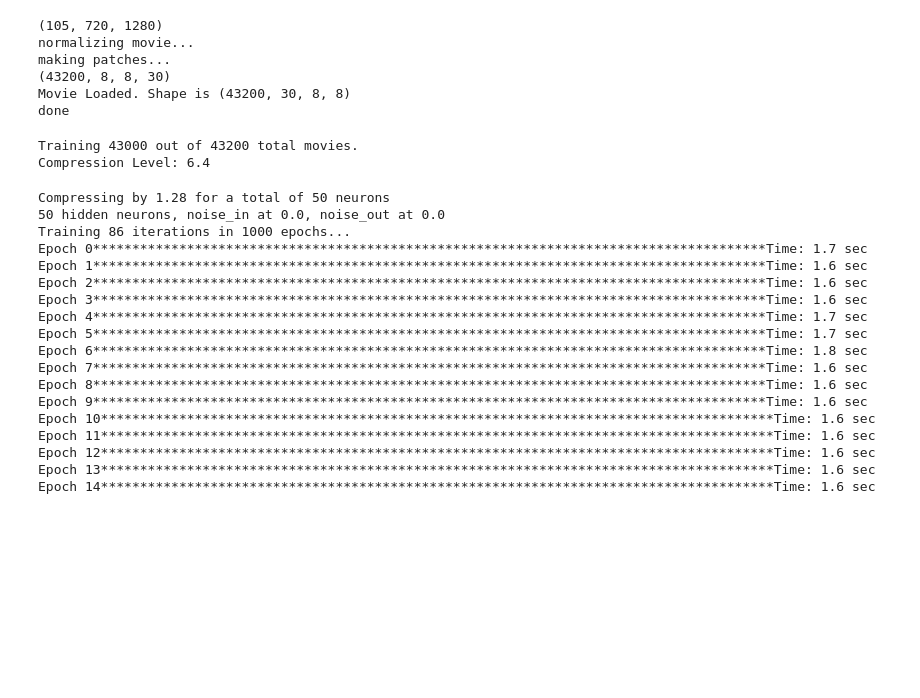
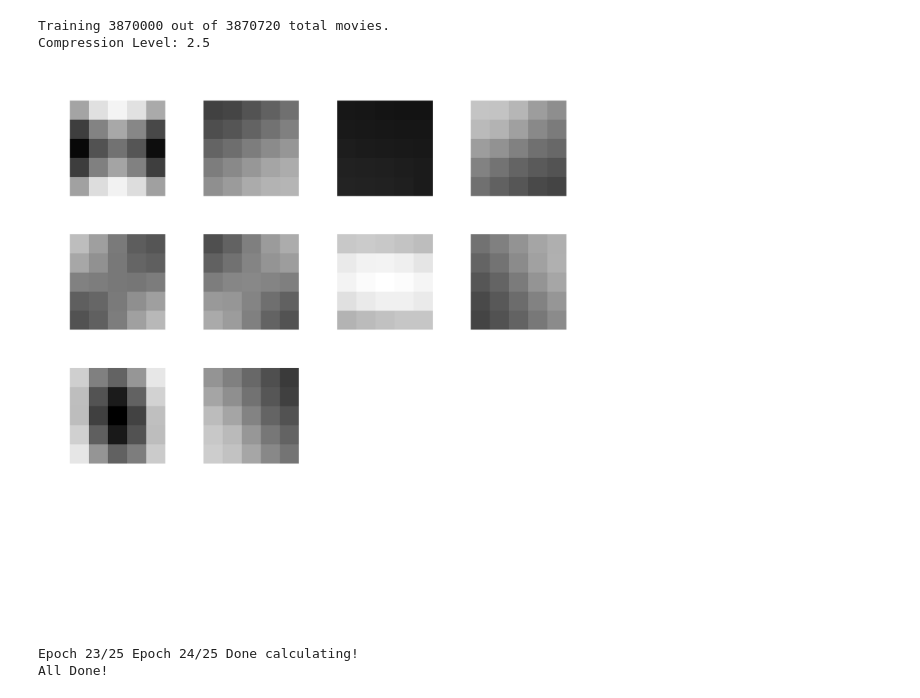
Before and after one commit to vdutell/NatVisAutoEncode, a Jupyter notebook: Movie Convolutional Autoencoder.ipynb, the cells around one changed output. Drawn from its saved outputs; the diff is of its cells as text; code cells hidden in the pictures; blank space fills up the shorter version.

```diff
--- a/Movie Convolutional Autoencoder.ipynb
+++ b/Movie Convolutional Autoencoder.ipynb
@@ -28,11 +28,12 @@ from random import shuffle
 # %%
 imp.reload(rdm)
 movie_name = 'cheetah'
-pixelpatchsize = 8
-framepatchsize = 30
+pixelpatchsize = 5
+framepatchsize = 3
 
 colorinvert = False
 
+#m = imr.load_images('vh_corr', patch_edge_size=8)
 #del m
 with tf.device('/cpu:0'):
     try:
@@ -54,33 +55,25 @@ with tf.device('/cpu:0'):
         params['nmovies'] = np.shape(m)[0]
         params["pixelpatchsize"] = pixelpatchsize
         params["framepatchsize"] = framepatchsize
-print("done")
+print("Done")
-# %% [output]
-(105, 720, 1280)
-normalizing movie...
-making patches...
-(43200, 8, 8, 30)
-Movie Loaded. Shape is (43200, 30, 8, 8)
-done
 # %%
 #fixed parameters
-params['frames_per_channel'] = 5    #convolution window (number of frames that project on one channel)
+params['frames_per_channel'] = params["framepatchsize"]  #OR convolution window (number of frames that project on one channel)
+params['clipvec_len'] = params['frames_per_channel']*params['pixelpatchsize']*params['pixelpatchsize']
 
-params["batchsize"] = 500
-params["learning_rate"] = 0.001
+params["batchsize"] = 5000
+params["learning_rate"] = 0.03
 
 params["iterations"] = np.int(np.floor(params["nmovies"]/params["batchsize"]))
-params["epochs"] = 1000
+params["epochs"] = 25
 
 
 params['nonlinearity'] = 'relu'
 
-params['nneurons'] = 50
+params['nneurons'] = 10
+#pixelpatchsize**2 * framepatchsize
 
 #params for sweeping
-nneurons = [64]
-lambdas = [1e-4]
-
 noise_xs_rs_pairs = [[0.,0.]] #, [1e-1, 5], [1e-1, 2], [1e-1, 3.5], [1e-3,5e-1]]
 
 
@@ -93,60 +86,46 @@ else:
 
 print('Compression Level: {}'.format((params["pixelpatchsize"]**2*params['frames_per_channel'])/params["nneurons"]))
 # %% [output]
-Training 43000 out of 43200 total movies.
-Compression Level: 6.4
+Training 3870000 out of 3870720 total movies.
+Compression Level: 2.5
 # %%
 #reload
 imp.reload(aec)
 imp.reload(tm)
 imp.reload(mplu)
+imp.reload(plu)
 
 for xs,rs in noise_xs_rs_pairs:
     params['noise_x'] = xs
     params['noise_r'] = rs
 
     #make our model
     aecmodel = aec.movie_aec_model(params)
 
     #train it
     [cost_evolution,
      activation_evolution,
      inweights_evolution,
      outweights_evolution,
      clips,
      recons,
      final_inweights,
      final_outweights,
-     final_activations] = tm.train_movie_model(aecmodel, np.expand_dims(m,-1))
+     final_activations] = tm.train_movie_model(aecmodel, m)
 
-    mplu.save_plots(aecmodel,
-                    cost_evolution,
-                    activation_evolution,
-                    inweights_evolution,
-                    outweights_evolution,
-                    clips,
-                    recons,
-                    final_inweights,
-                    final_outweights,
-                    final_activations)
+    #mplu.save_plots(aecmodel,
+    #                cost_evolution,
+    #                activation_evolution,
+    #                inweights_evolution,
+    #                outweights_evolution,
+    #                clips,
+    #                recons,
+    #                final_inweights,
+    #                final_outweights,
+    #                final_activations)
 
     print('All Done!')
 # %% [output]
+[figure, added]
-Compressing by 1.28 for a total of 50 neurons
-50 hidden neurons, noise_in at 0.0, noise_out at 0.0
-Training 86 iterations in 1000 epochs...
-Epoch 0**************************************************************************************Time: 1.7 sec
-Epoch 1**************************************************************************************Time: 1.6 sec
-Epoch 2**************************************************************************************Time: 1.6 sec
-Epoch 3**************************************************************************************Time: 1.6 sec
-Epoch 4**************************************************************************************Time: 1.7 sec
-Epoch 5**************************************************************************************Time: 1.7 sec
-Epoch 6**************************************************************************************Time: 1.8 sec
-Epoch 7**************************************************************************************Time: 1.6 sec
-Epoch 8**************************************************************************************Time: 1.6 sec
-Epoch 9**************************************************************************************Time: 1.6 sec
-Epoch 10**************************************************************************************Time: 1.6 sec
-Epoch 11**************************************************************************************Time: 1.6 sec
-Epoch 12**************************************************************************************Time: 1.6 sec
-Epoch 13**************************************************************************************Time: 1.6 sec
-Epoch 14**************************************************************************************Time: 1.6 sec
+Epoch 23/25 Epoch 24/25 Done calculating!
+All Done!
```
Also changed, not shown: parts of 26 cells of this notebook.
